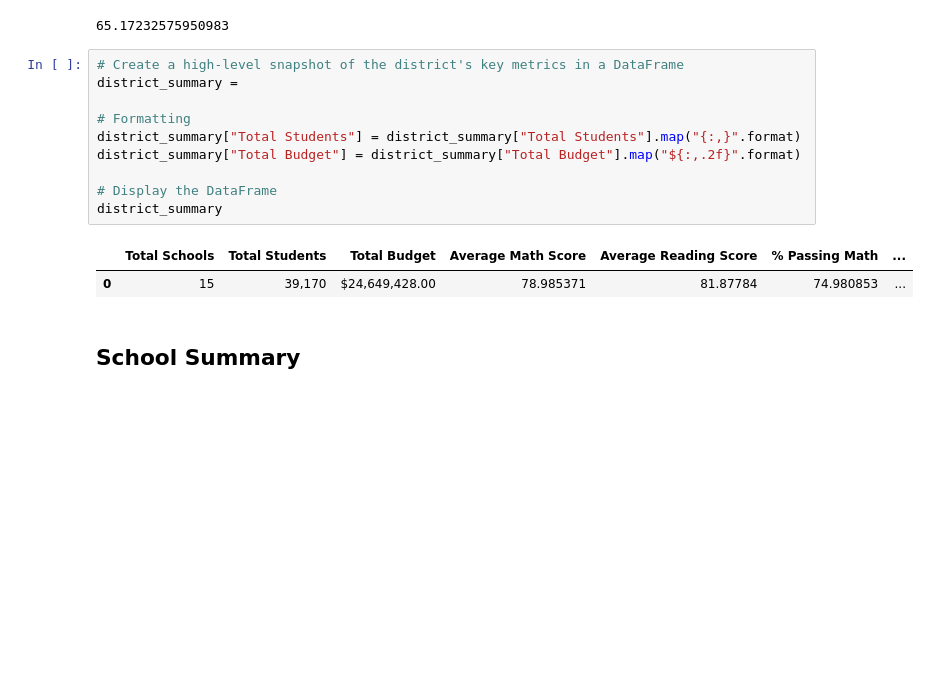
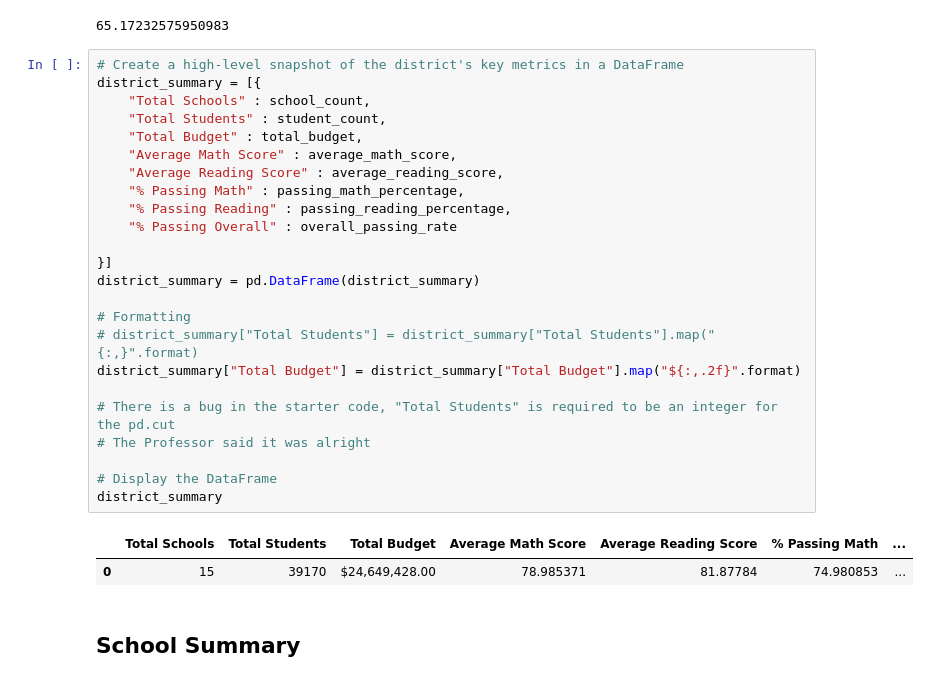
Before and after one commit to eelizondo1226/hw_4_pandas, a Jupyter notebook: PyCitySchools/PyCitySchools_starter.ipynb, the cells around one changed output. Saved outputs shown, nothing was run; the diff lists cells and outputs as text; blank space fills up the shorter version.

```diff
--- a/PyCitySchools/PyCitySchools_starter.ipynb
+++ b/PyCitySchools/PyCitySchools_starter.ipynb
@@ -84,17 +84,31 @@ overall_passing_rate
 65.17232575950983
 # %%
 # Create a high-level snapshot of the district's key metrics in a DataFrame
-district_summary =
+district_summary = [{
+    "Total Schools" : school_count,
+    "Total Students" : student_count,
+    "Total Budget" : total_budget,
+    "Average Math Score" : average_math_score,
+    "Average Reading Score" : average_reading_score,
+    "% Passing Math" : passing_math_percentage,
+    "% Passing Reading" : passing_reading_percentage,
+    "% Passing Overall" : overall_passing_rate
+
+}]
+district_summary = pd.DataFrame(district_summary)
 
 # Formatting
-district_summary["Total Students"] = district_summary["Total Students"].map("{:,}".format)
+# district_summary["Total Students"] = district_summary["Total Students"].map("{:,}".format)
 district_summary["Total Budget"] = district_summary["Total Budget"].map("${:,.2f}".format)
+
+# There is a bug in the starter code, "Total Students" is required to be an integer for the pd.cut
+# The Professor said it was alright
 
 # Display the DataFrame
 district_summary
 # %% [output]
 |  | Total Schools | Total Students | Total Budget | Average Math Score | Average Reading Score | % Passing Math | ... |
-| 0 | 15 | 39,170 | $24,649,428.00 | 78.985371 | 81.87784 | 74.980853 | ... |
+| 0 | 15 | 39170 | $24,649,428.00 | 78.985371 | 81.87784 | 74.980853 | ... |
 # %% [markdown]
 ## School Summary
 # %%
```
Also changed, not shown: parts of 19 cells of this notebook, 2 other files.
